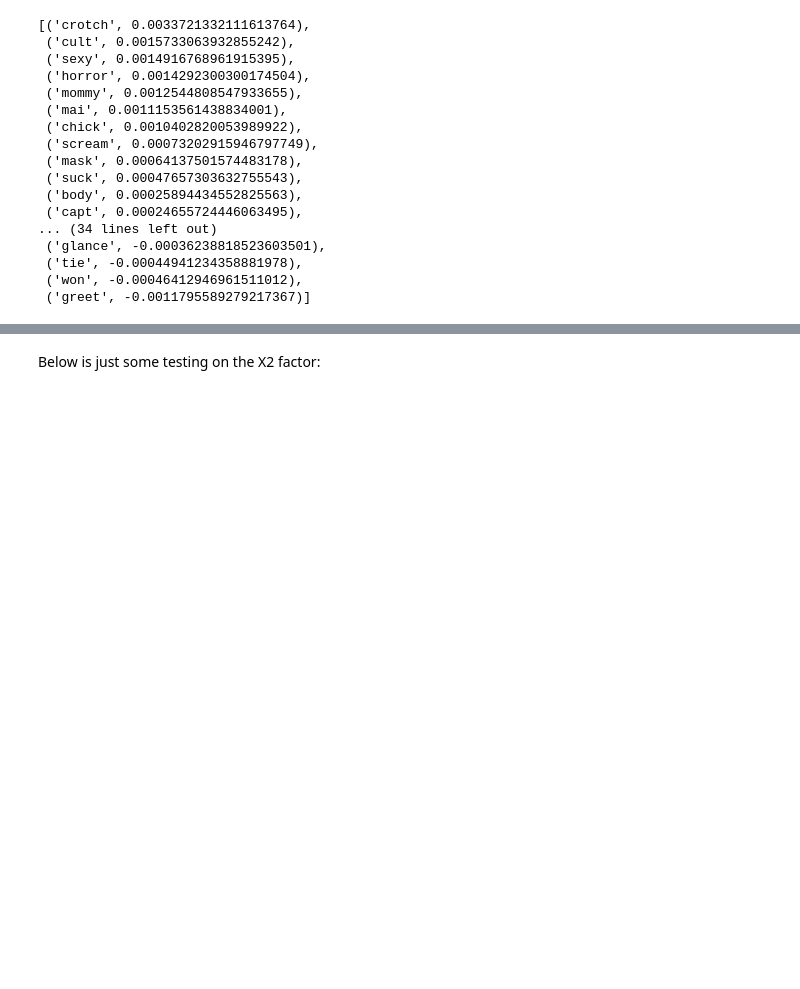
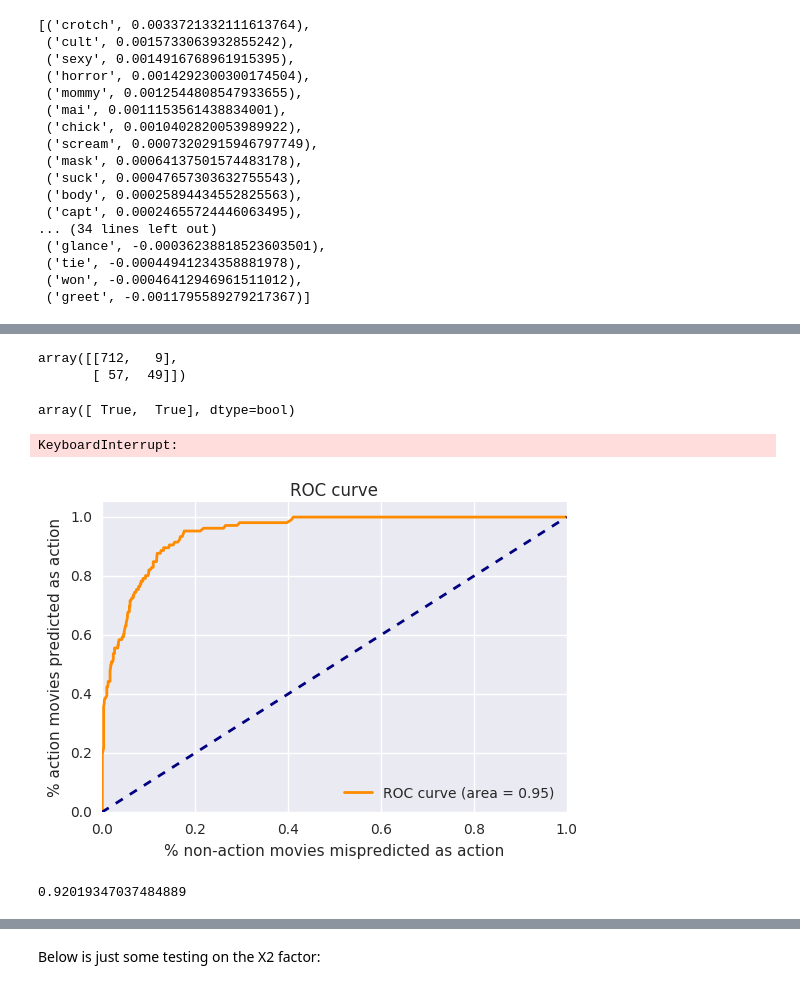
Before and after one commit to wlevine/movie-script-recommender, a Jupyter notebook: fit_words.ipynb, the cells around one changed output, grey strips where cells are left out. Saved outputs shown, nothing was run; the diff lists cells and outputs as text; code cells hidden in the pictures; blank space fills up the shorter version.

```diff
--- a/fit_words.ipynb
+++ b/fit_words.ipynb
@@ -432,0 +522,3 @@ sorted(dict(zip(fits_second_try[1][1][0:50],fits_second_try[1][3][1].best_estima
+# %%
+comedy_fits = elastic_forest_categoric(is_comedy)
+action_fits = elastic_forest_categoric(is_action)
@@ -432,0 +613,46 @@ sorted(dict(zip(fits_second_try[1][1][0:50],fits_second_try[1][3][1].best_estima
+# %%
+best_action_fit = action_fits[2][1]
+n_features = len(best_action_fit.best_estimator_.feature_importances_)
+importances = action_fits[0].best_estimator_.feature_importances_
+ordered_indices = np.argsort(importances)[::-1] #[::-1] just reverses
+
+predictions_cv_action = cross_val_predict(best_action_fit.best_estimator_,
+                                    features[:,ordered_indices[0:n_features]],
+                                    is_action,
+                                    cv=20, n_jobs=best_action_fit.n_jobs)
+# %%
+import sklearn
+sklearn.metrics.confusion_matrix(is_action,predictions_cv_action)
+# %% [output]
+array([[712,   9],
+       [ 57,  49]])
+# %%
+predictions_cv_action[np.where(movies_df["title"].str.contains("Terminator"))[0]]
+# %% [output]
+array([ True,  True], dtype=bool)
+# %%
+predictions_cv_action_scores = cross_val_predict(best_action_fit.best_estimator_,
+                                    features[:,ordered_indices[0:n_features]],
+                                    is_action,
+                                    cv=20, n_jobs=best_action_fit.n_jobs,
+                                                method = "predict_proba")
+# %% [output]
+KeyboardInterrupt:
+# %%
+scores_better = [x[1] for x in predictions_cv_action_scores]
+
+fpr, tpr, thresholds = sklearn.metrics.roc_curve(is_action,scores_better)
+
+plt.figure()
+plt.plot(fpr, tpr, color='darkorange',
+         lw=2, label='ROC curve (area = %0.2f)' % sklearn.metrics.auc(fpr,tpr))
+plt.plot([0, 1], [0, 1], color='navy', lw=2, linestyle='--')
+plt.xlim([0.0, 1.0])
+plt.ylim([0.0, 1.05])
+plt.xlabel('% non-action movies mispredicted as action')
+plt.ylabel('% action movies predicted as action')
+plt.title('ROC curve')
+plt.legend(loc="lower right")
+plt.show()
+# %% [output]
+[figure, added]
@@ -432,0 +664,6 @@ sorted(dict(zip(fits_second_try[1][1][0:50],fits_second_try[1][3][1].best_estima
+# %%
+action_fits[2][1].best_score_
+#sorted(dict(zip(action_fits[1][0:50],action_fits[3][1].best_estimator_.coef_.tolist()[0])).items(), key = lambda x: -x[1])
+#action_fits[1][0:50]
+# %% [output]
+0.92019347037484889
```
Also changed, not shown: parts of 18 cells of this notebook, 1 other file.
